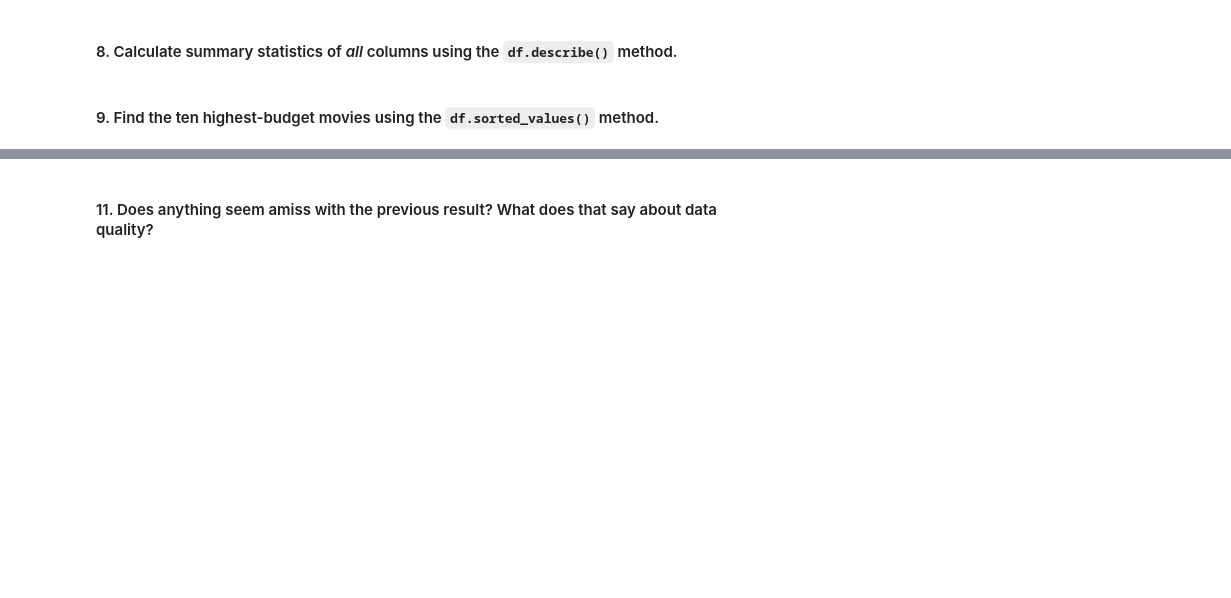
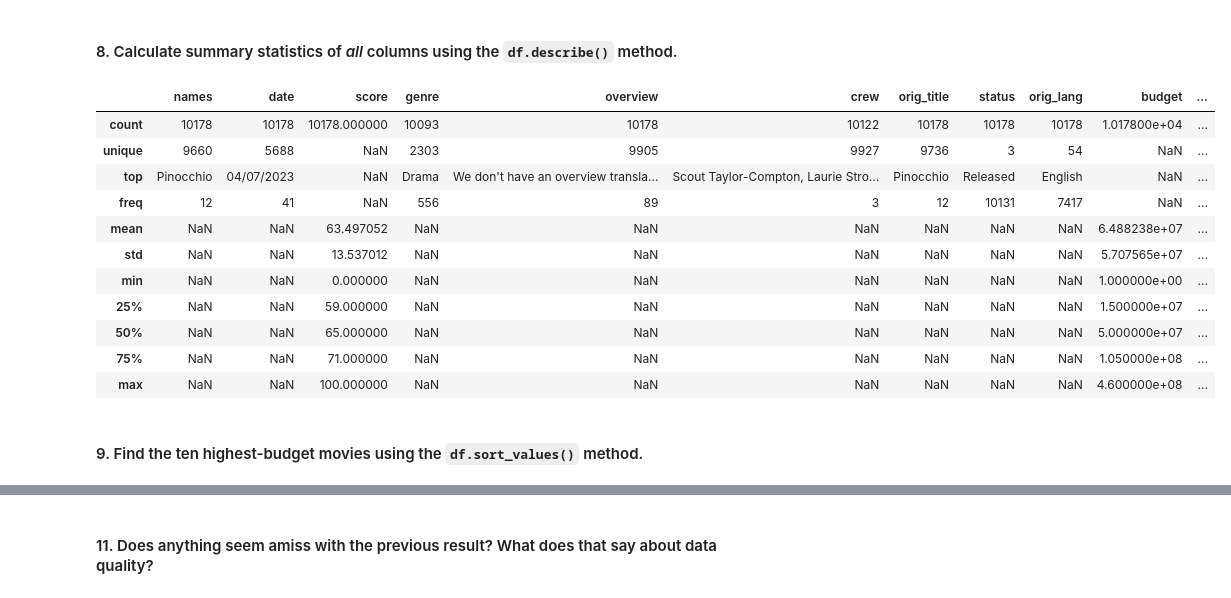
Before and after one commit to ntstevens/DATSC101, a Jupyter notebook: Tutorials/Tutorial 3.ipynb, the cells around one changed output, grey strips where cells are left out. Cells and saved outputs as stored; diff of their text form; code cells hidden in the pictures; blank space fills up the shorter version.

```diff
--- a/Tutorials/Tutorial 3.ipynb
+++ b/Tutorials/Tutorial 3.ipynb
@@ -52,5 +52,8 @@ Today we'll begin working with it. As we saw, the data set contains information
 ### EDA
 
 #### 1. Load the data.
+# %%
+import pandas as pd
+movies = pd.read_csv('https://raw.githubusercontent.com/ntstevens/DATSC101/a44f6311f6c1cd4c2e5aa01634fef3fc70a79359/data/imdb_movie_info.csv')
 # %% [markdown]
 #### 2. How many movies are in this dataset?
@@ -59,2 +72,6 @@ Today we'll begin working with it. As we saw, the data set contains information
 # %% [markdown]
 #### 4. Rename `date_x` and `budget_x` to exclude `_x`.
+# %%
+movies = movies.rename(columns = {"date_x":"date",
+                                  "budget_x":"budget"})
+movies.columns
@@ -63,2 +98,5 @@ Today we'll begin working with it. As we saw, the data set contains information
 # %% [markdown]
 #### 6. Does `crew` seem like an informative name? No? Rename it.
+# %%
+movies = movies.rename(columns = {"crew":"cast"})
+movies.columns
@@ -67,4 +121,19 @@ Today we'll begin working with it. As we saw, the data set contains information
 # %% [markdown]
 #### 8. Calculate summary statistics of _all_ columns using the `df.describe()` method.
+# %%
+movies.describe(include = "all")
+# %% [output]
+|  | names | date | score | genre | overview | crew | orig_title | status | orig_lang | budget | ... |
+| count | 10178 | 10178 | 10178.000000 | 10093 | 10178 | 10122 | 10178 | 10178 | 10178 | 1.017800e+04 | ... |
+| unique | 9660 | 5688 | NaN | 2303 | 9905 | 9927 | 9736 | 3 | 54 | NaN | ... |
+| top | Pinocchio | 04/07/2023 | NaN | Drama | We don't have an overview transla... | Scout Taylor-Compton, Laurie Stro... | Pinocchio | Released | English | NaN | ... |
+| freq | 12 | 41 | NaN | 556 | 89 | 3 | 12 | 10131 | 7417 | NaN | ... |
+| mean | NaN | NaN | 63.497052 | NaN | NaN | NaN | NaN | NaN | NaN | 6.488238e+07 | ... |
+| std | NaN | NaN | 13.537012 | NaN | NaN | NaN | NaN | NaN | NaN | 5.707565e+07 | ... |
+| min | NaN | NaN | 0.000000 | NaN | NaN | NaN | NaN | NaN | NaN | 1.000000e+00 | ... |
+| 25% | NaN | NaN | 59.000000 | NaN | NaN | NaN | NaN | NaN | NaN | 1.500000e+07 | ... |
+| 50% | NaN | NaN | 65.000000 | NaN | NaN | NaN | NaN | NaN | NaN | 5.000000e+07 | ... |
+| 75% | NaN | NaN | 71.000000 | NaN | NaN | NaN | NaN | NaN | NaN | 1.050000e+08 | ... |
+| max | NaN | NaN | 100.000000 | NaN | NaN | NaN | NaN | NaN | NaN | 4.600000e+08 | ... |
 # %% [markdown]
-#### 9. Find the ten highest-budget movies using the `df.sorted_values()` method.
+#### 9. Find the ten highest-budget movies using the `df.sort_values()` method.
```
Also changed, not shown: parts of 10 cells of this notebook.
